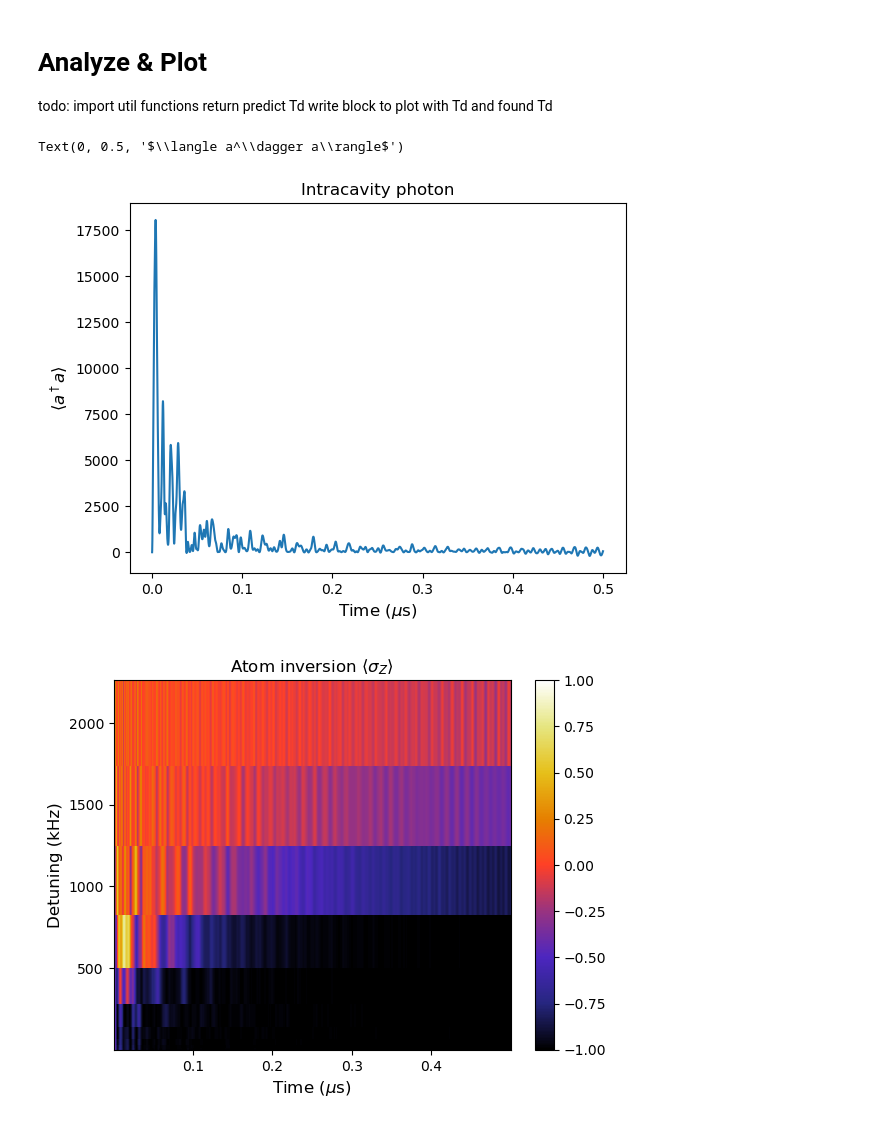
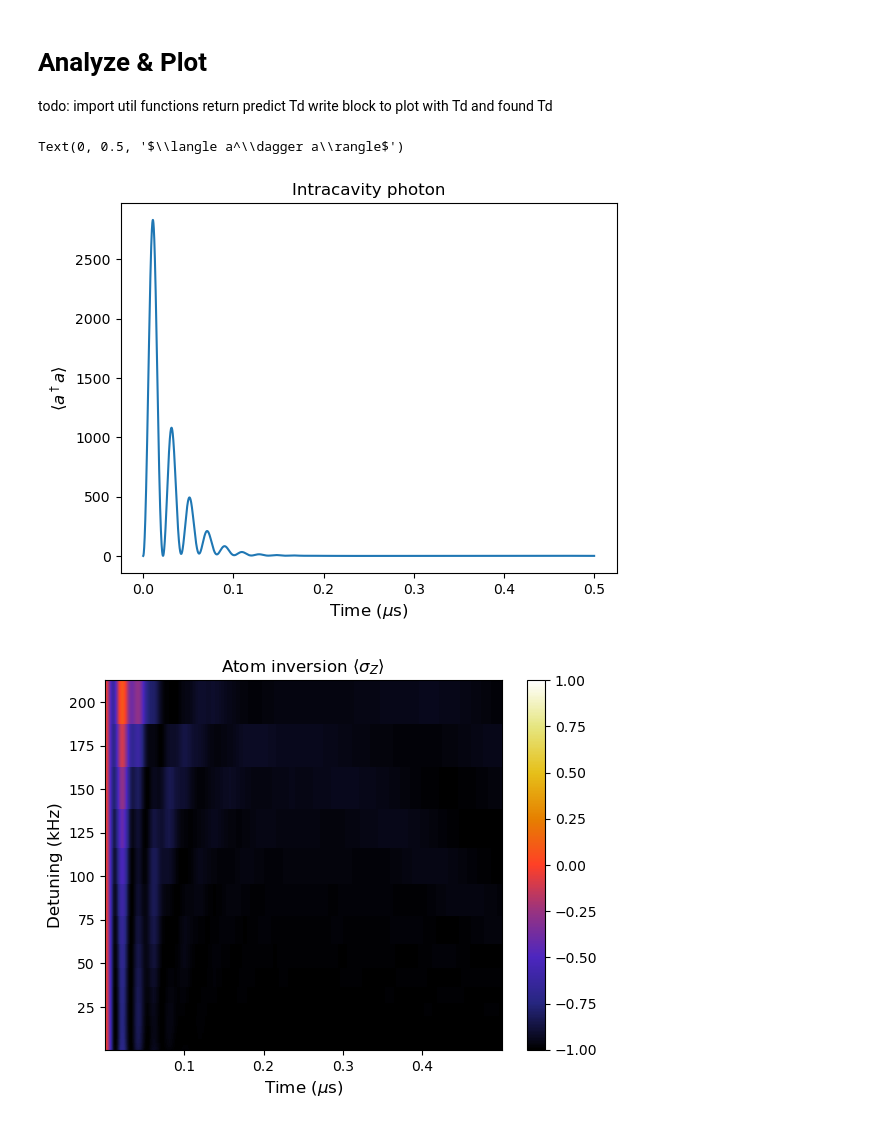
Before and after one commit to VodkaSin/Cuda_C_spin_sync, a Jupyter notebook: CUDA_code/cuda_run.ipynb, the cells around one changed output. Cells and saved outputs as stored; diff of their text form; code cells hidden in the pictures.

Commit message:
Corrected plotting

```diff
--- a/CUDA_code/cuda_run.ipynb
+++ b/CUDA_code/cuda_run.ipynb
@@ -118,7 +122,7 @@ write block to plot with Td and found Td
 #         [2]: coherence
 #         [3]: photons
 #############################################################
-results = utils.read_results("k10N5_0.5_0_kappa160") # Input: file handle
+results = utils.read_results("k20N4_0.5_kappa100") # Input: file handle
 detuning_values_1d = np.loadtxt("Detuning.dat")
 # %%
 #############################################################
@@ -130,10 +134,10 @@ plt.xlabel(r"Time ($\mu$s)", fontsize=12)
 plt.ylabel(r"$\langle a^\dagger a\rangle$", fontsize=12)
 # %% [output]
 Text(0, 0.5, '$\\langle a^\\dagger a\\rangle$')
-[figure, old version]
+[figure, new version]
 # %%
-utils.plot_heat(results[0],detuning_values_1d, np.rot90(results[1]), -1.0,1.0,
+utils.plot_heat(results[0],detuning_values_1d[:20], np.rot90(results[1]), -1.0,1.0,
                 "Atom inversion $\langle\sigma_Z\\rangle$", "Time ($\mu$s)", "Detuning (kHz)")
 # %% [output]
-[figure, old version]
+[figure, new version]
 # %%
```
Also changed, not shown: parts of 5 cells of this notebook, 6 other files.
